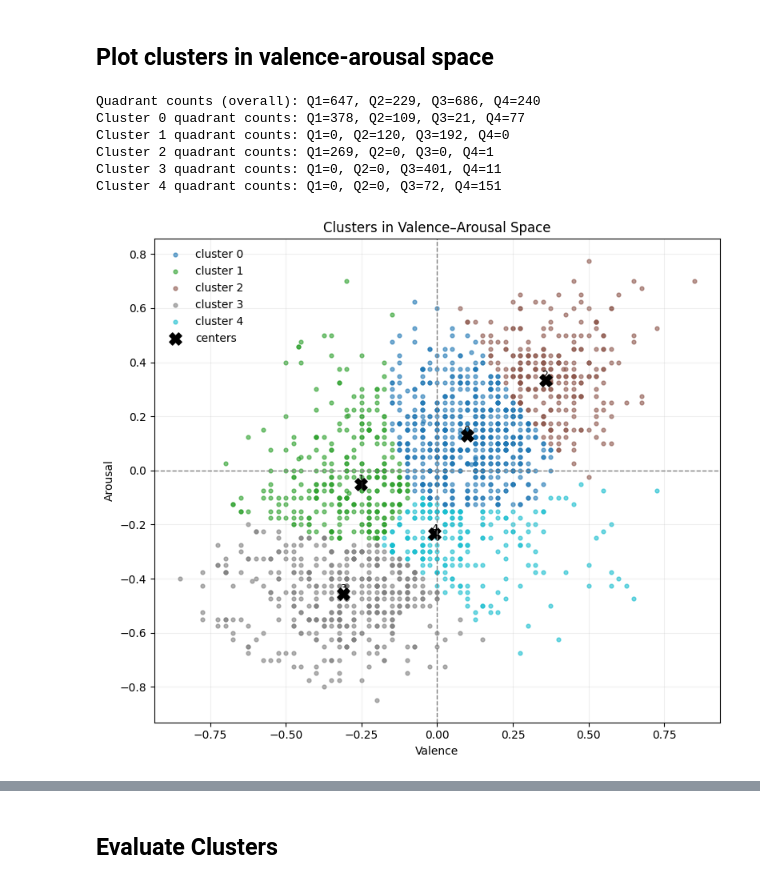
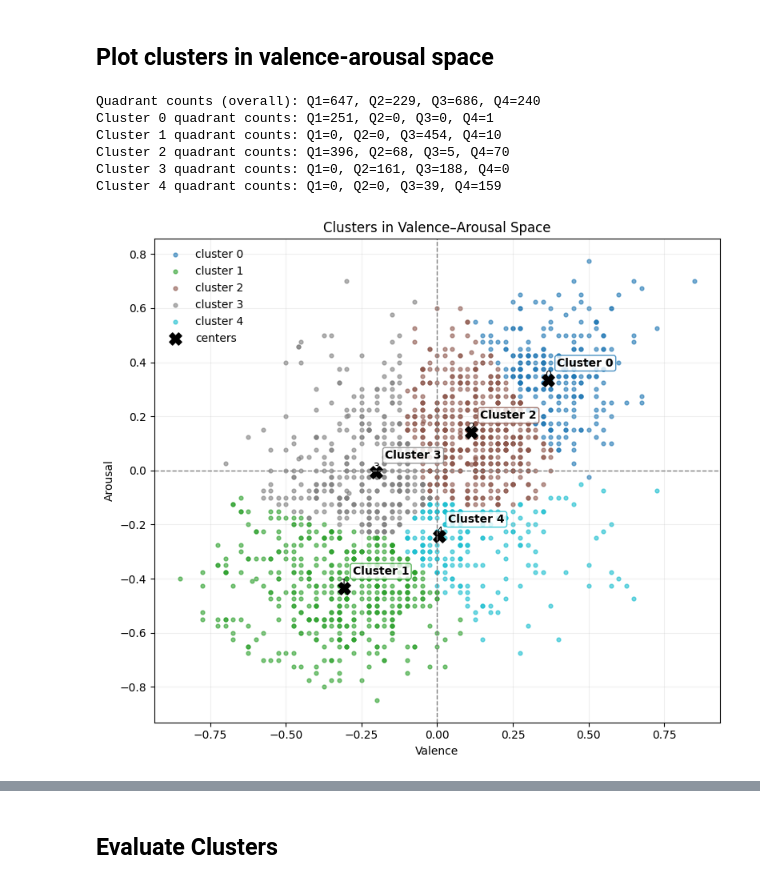
Before and after one commit to keimiii/moodsic, a Jupyter notebook: notebooks/deam/deam_clustering (des).ipynb, the cells around one changed output, grey strips where cells are left out. Cells and saved outputs as stored; diff of their text form; code cells hidden in the pictures.

```diff
--- a/notebooks/deam/deam_clustering (des).ipynb
+++ b/notebooks/deam/deam_clustering (des).ipynb
@@ -360,3 +360,5 @@ genres = df_pl["genre"].to_list()
 
 scaler = StandardScaler().fit(X)
 Xs = scaler.transform(X)
+
+Xtr, Xte = train_test_split(Xs, test_size=0.2, random_state=2025, shuffle=True)
@@ -379,3 +382,19 @@ proba = gm.predict_proba(Xs)
+# %%
+best, best_bic = None, np.inf
+for cov in ("full", "diag"):
+    for K in range(5, 13):  # keep your original K-range (or widen later)
+        m = GaussianMixture(
+            n_components=K, covariance_type=cov, n_init=10, random_state=2025
+        ).fit(Xtr)  # CHANGED: fit on Xtr
+        bic = m.bic(Xtr)  # CHANGED: BIC on Xtr
+        if bic < best_bic:
+            best_bic, best = bic, m
+
+gm = best
+
+# For interpretation/plots, keep full-data predictions:
+labels = gm.predict(Xs)
+proba = gm.predict_proba(Xs)
 # %%
 gm, labels, proba
 # %% [output]
@@ -519,39 +554,55 @@ plt.scatter(
     marker="X",
     label="centers",
 )
+
+# add "Cluster k" annotations near each center
+for k, (cx, cy) in enumerate(centers_orig):
+    plt.annotate(
+        f"Cluster {k}",
+        xy=(cx, cy),
+        xytext=(8, 10),  # offset to avoid overlapping the 'X'
+        textcoords="offset points",
+        ha="left",
+        va="bottom",
+        fontsize=10,
+        fontweight="bold",
+        color="black",
+        bbox=dict(boxstyle="round,pad=0.2", fc="white", ec=colors[k], alpha=0.8),
+    )
+
 for i, (cx, cy) in enumerate(centers_orig):
     plt.text(cx, cy, str(i), color="black", fontsize=9, ha="center", va="bottom")
 
 # quadrant lines
 plt.axvline(0, color="gray", lw=1, ls="--")
 plt.axhline(0, color="gray", lw=1, ls="--")
 plt.xlabel("Valence")
 plt.ylabel("Arousal")
 plt.title("Clusters in Valence–Arousal Space")
 plt.legend(loc="best", frameon=False)
 plt.grid(alpha=0.2)
 
 # quadrant distribution (overall and per-cluster)
 q1 = int(np.sum((X[:, 0] >= 0) & (X[:, 1] >= 0)))
 q2 = int(np.sum((X[:, 0] < 0) & (X[:, 1] >= 0)))
 q3 = int(np.sum((X[:, 0] < 0) & (X[:, 1] < 0)))
 q4 = int(np.sum((X[:, 0] >= 0) & (X[:, 1] < 0)))
 print(f"Quadrant counts (overall): Q1={q1}, Q2={q2}, Q3={q3}, Q4={q4}")
 for k in range(K):
     Xm = X[labels == k]
     q1k = int(np.sum((Xm[:, 0] >= 0) & (Xm[:, 1] >= 0)))
     q2k = int(np.sum((Xm[:, 0] < 0) & (Xm[:, 1] >= 0)))
     q3k = int(np.sum((Xm[:, 0] < 0) & (Xm[:, 1] < 0)))
     q4k = int(np.sum((Xm[:, 0] >= 0) & (Xm[:, 1] < 0)))
     print(f"Cluster {k} quadrant counts: Q1={q1k}, Q2={q2k}, Q3={q3k}, Q4={q4k}")
 
 plt.tight_layout()
 plt.show()
 # %% [output]
 Quadrant counts (overall): Q1=647, Q2=229, Q3=686, Q4=240
-Cluster 0 quadrant counts: Q1=378, Q2=109, Q3=21, Q4=77
-Cluster 1 quadrant counts: Q1=0, Q2=120, Q3=192, Q4=0
-Cluster 2 quadrant counts: Q1=269, Q2=0, Q3=0, Q4=1
-Cluster 3 quadrant counts: Q1=0, Q2=0, Q3=401, Q4=11
-Cluster 4 quadrant counts: Q1=0, Q2=0, Q3=72, Q4=151
+Cluster 0 quadrant counts: Q1=251, Q2=0, Q3=0, Q4=1
+Cluster 1 quadrant counts: Q1=0, Q2=0, Q3=454, Q4=10
+Cluster 2 quadrant counts: Q1=396, Q2=68, Q3=5, Q4=70
+Cluster 3 quadrant counts: Q1=0, Q2=161, Q3=188, Q4=0
+Cluster 4 quadrant counts: Q1=0, Q2=0, Q3=39, Q4=159
-[figure, old version]
+[figure, new version]
```
Also changed, not shown: parts of 17 cells of this notebook.
